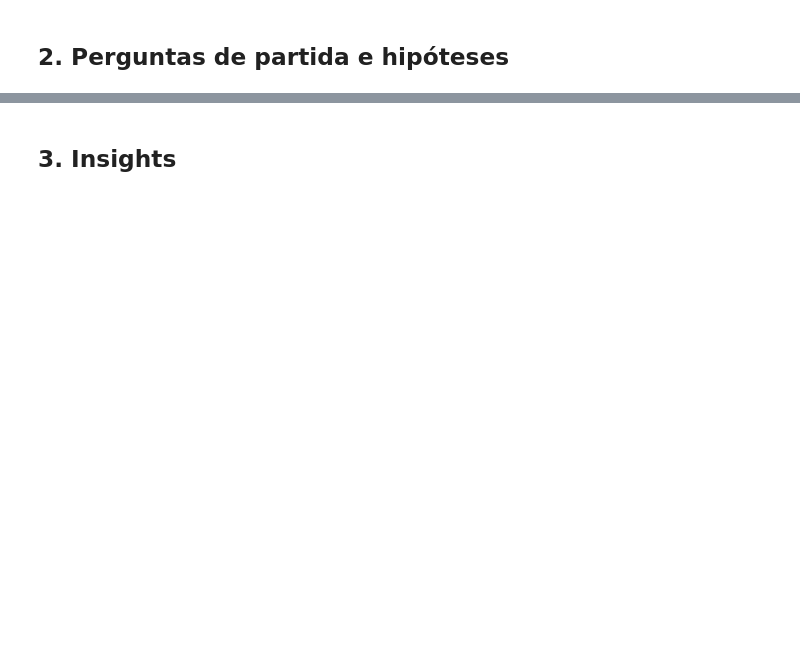
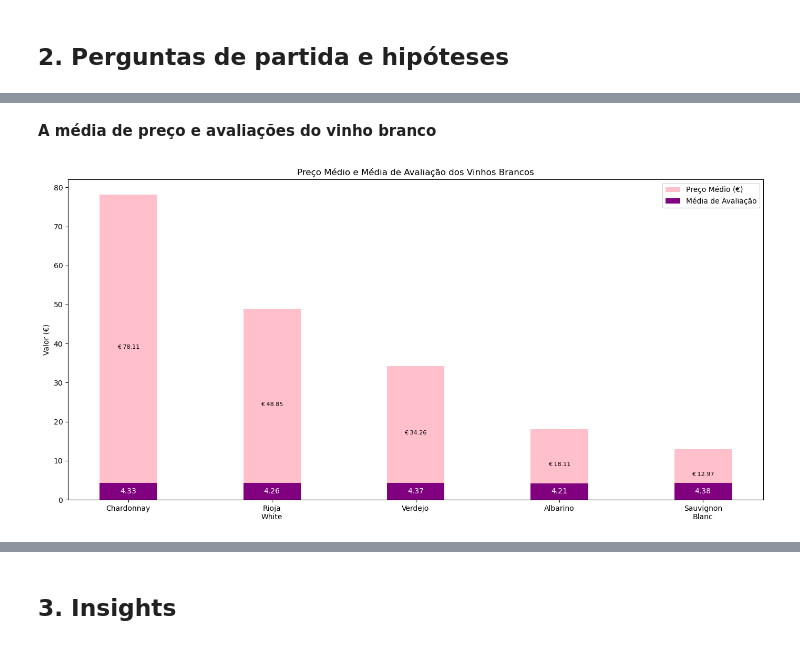
Before and after one commit to atlantico-academy/equipe5-2024.3, a Jupyter notebook: notebooks/01-exploratory_data_analysis.ipynb, the cells around one changed output, grey strips where cells are left out. Drawn from its saved outputs; the diff is of its cells as text; code cells hidden in the pictures; blank space fills up the shorter version.

```diff
--- a/notebooks/01-exploratory_data_analysis.ipynb
+++ b/notebooks/01-exploratory_data_analysis.ipynb
@@ -158,0 +399,48 @@ Length: 7500, dtype: bool
+# %% [markdown]
+**A média de preço e avaliações do vinho branco**
+# %%
+vinhos_brancos = df[df['Categoria'] == 'Vinhos Brancos']
+
+media_avaliacao_brancos = vinhos_brancos.groupby('tipo')['avaliação'].mean()
+media_preco_brancos = vinhos_brancos.groupby('tipo')['preço'].mean()
+
+ordenado_por_preco = media_preco_brancos.sort_values(ascending=False)
+
+media_avaliacao_brancos = media_avaliacao_brancos[ordenado_por_preco.index]
+media_preco_brancos = media_preco_brancos[ordenado_por_preco.index]
+
+bar_width = 0.4
+
+# Plotando o gráfico de barras
+fig, ax1 = plt.subplots(figsize=(14, 7))
+
+# Plotando a barra de preço
+index = np.arange(len(media_avaliacao_brancos))
+bars1 = ax1.bar(index, media_preco_brancos, bar_width, label='Preço Médio (€)', color='pink')
+
+# Plotando a média de avaliação
+bars2 = ax1.bar(index, media_avaliacao_brancos, bar_width, label='Média de Avaliação', color='purple', bottom=0)
+
+# Adicionando os valores dentro da barra de preço
+for i, v in enumerate(media_preco_brancos):
+    ax1.text(i, v / 2, f'€ {v:.2f}', ha='center', va='center', fontsize=8)
+
+# Adicionando os valores dentro da barra de avaliação
+for i, v in enumerate(media_avaliacao_brancos):
+    ax1.text(i, v / 2, f'{v:.2f}', ha='center', va='center', fontsize=10, color='white')
+
+
+ax1.set_title('Preço Médio e Média de Avaliação dos Vinhos Brancos')
+ax1.set_xlabel("")
+ax1.set_ylabel('Valor (€)')
+
+# Colocando os rótulos dos vinhos na horizontal, e quebrando as linhas
+ax1.set_xticks(index)
+ax1.set_xticklabels([name.replace(' ', '\n') for name in media_avaliacao_brancos.index], rotation=0, ha='center')
+
+ax1.legend()
+
+plt.tight_layout()
+plt.show()
+# %% [output]
+[figure, added]
```
Also changed, not shown: parts of 67 cells of this notebook, 1 other file.
